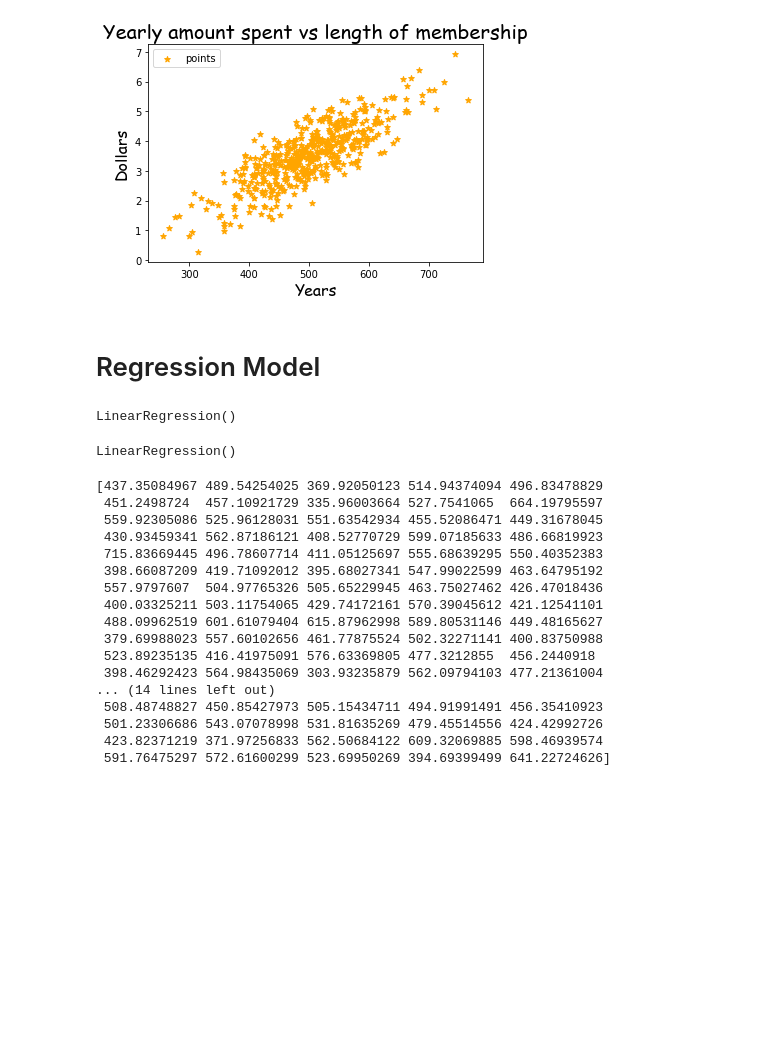
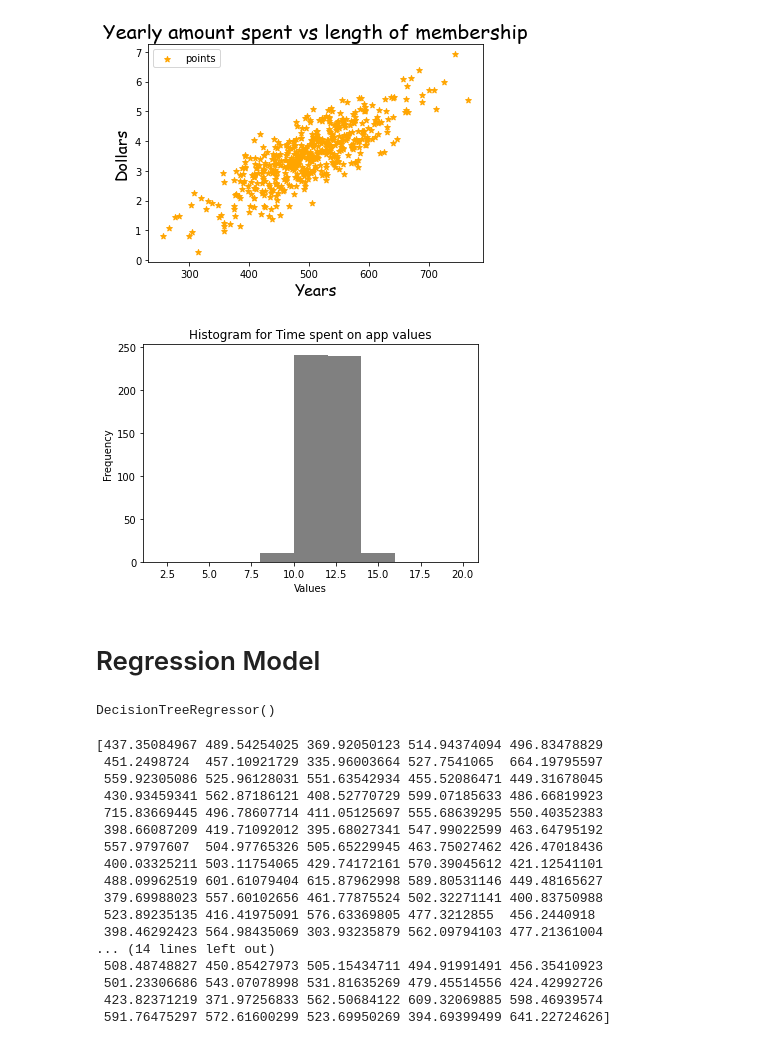
Before and after one commit to siddh34/DSML-Project, a Jupyter notebook: analysis.ipynb, the cells around one changed output. Drawn from its saved outputs; the diff is of its cells as text; code cells hidden in the pictures; blank space fills up the shorter version.

```diff
--- a/analysis.ipynb
+++ b/analysis.ipynb
@@ -145,6 +148,21 @@ plt.legend()
 plt.show()
 # %% [output]
 [figure]
+# %%
+# histogram
+
+bins = [2,6,8,10,12,14,16,18,20]
+
+plt.title("Histogram for Time spent on app values")
+
+plt.hist(df['Time on App'],bins=bins,color='grey')
+
+plt.xlabel("Values")
+plt.ylabel("Frequency")
+
+plt.show()
+# %% [output]
+[figure, added]
 # %% [markdown]
 # Regression Model
 # %%
@@ -160,14 +178,23 @@ x_train,x_test,y_train,y_test = train_test_split(x,y,test_size=0.30,random_state
 # Naive Method
 regression = linear_model.LinearRegression()
 regression.fit(df[['Avg. Session Length','Time on App','Time on Website','Length of Membership']].values,df['Yearly Amount Spent'].values)
-# regression.fit(df[['Time on App','Time on Website','Length of Membership']].values,df['Yearly Amount Spent'].values)
+
+# using possions regressors as well
+
+pr = PoissonRegressor()
+
+# using decision tree as well
+
+dt = DecisionTreeRegressor()
-# %% [output]
-LinearRegression()
 # %%
 # Best method
 regression.fit(x_train, y_train)
+
+pr.fit(x_train, y_train)
+
+dt.fit(x_train, y_train)
 # %% [output]
-LinearRegression()
+DecisionTreeRegressor()
 # %%
 pred = regression.predict(x_test)
 print(pred)
```
Also changed, not shown: parts of 20 cells of this notebook, 4 other files.
